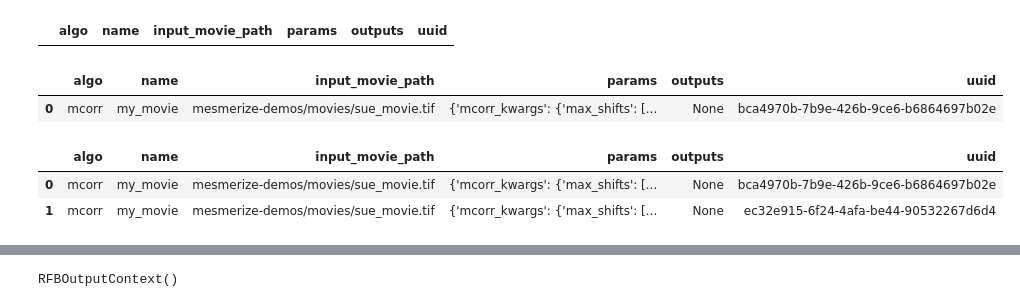
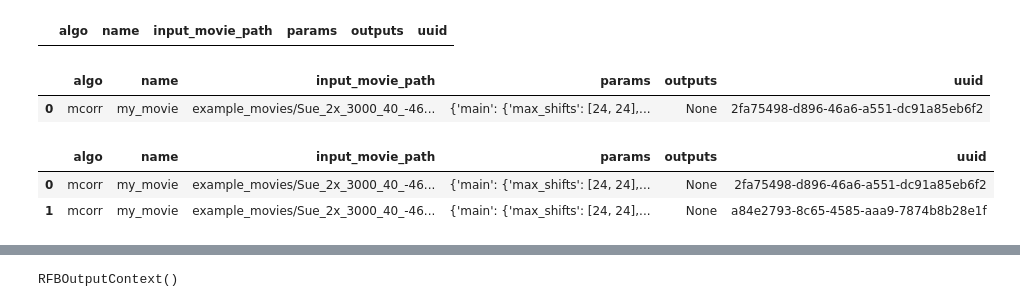
Before and after one commit to nel-lab/mesmerize-core, a Jupyter notebook: notebooks/mcorr_cnmf.ipynb, the cells around one changed output, grey strips where cells are left out. Drawn from its saved outputs; the diff is of its cells as text; code cells hidden in the pictures.

Commit message:
update demo notebook adn README

```diff
--- a/notebooks/mcorr_cnmf.ipynb
+++ b/notebooks/mcorr_cnmf.ipynb
@@ -9,8 +6,9 @@ from matplotlib import pyplot as plt
 # %%
 # set the parent directory as the top-level directory for your experiment data
-set_parent_data_path("/home/kushal/ccn-2020-workshop/")
+# this is mandatory
+set_parent_raw_data_path("/home/kushal/caiman_data/")
 
-batch_path = "/home/kushal/ccn-2020-workshop/mesmerize-demos/mesmerize-core-batch/batch-demo3.pickle"
+batch_path = "/home/kushal/caiman_data/mesmerize-core-batch/batch.pickle"
 
 # create a new batch
 df = create_batch(batch_path)
@@ -19,12 +17,12 @@ df
 |  | algo | name | input_movie_path | params | outputs | uuid |
 # %%
 # path to raw movie tiff file
-movie_path = "/home/kushal/ccn-2020-workshop/mesmerize-demos/movies/sue_movie.tif"
+movie_path = "/home/kushal/caiman_data/example_movies/Sue_2x_3000_40_-46.tif"
 
 # params, exactly the same as what you'd directly use with CaImAn
 mcorr_params1 =\
 {
-  'mcorr_kwargs': # this key is necessary for specifying that these are mcorr kwargs
+  'main': # this key is necessary for specifying that these are the "main" params for the algorithm
     {
         'max_shifts': [24, 24],
         'strides': [48, 48],
@@ -46,34 +44,34 @@ df.caiman.add_item(
 df
 # %% [output]
 |  | algo | name | input_movie_path | params | outputs | uuid |
-| 0 | mcorr | my_movie | mesmerize-demos/movies/sue_movie.tif | {'mcorr_kwargs': {'max_shifts': [... | None | bca4970b-7b9e-426b-9ce6-b6864697b02e |
+| 0 | mcorr | my_movie | example_movies/Sue_2x_3000_40_-46... | {'main': {'max_shifts': [24, 24],... | None | 2fa75498-d896-46a6-a551-dc91a85eb6f2 |
 # %%
 # We create another set of params, useful for gridsearches for example
 mcorr_params2 =\
 {
-  'mcorr_kwargs': # this key is necessary for specifying that these are mcorr kwargs
+  'main':
     {
         'max_shifts': [24, 24],
         'strides': [24, 24],
         'overlaps': [12, 12],
         'max_deviation_rigid': 3,
         'border_nan': 'copy',
         'pw_rigid': True,
         'gSig_filt': None
     },
 }
 
 # add other param variant to the batch
 df.caiman.add_item(
   algo='mcorr',
   name='my_movie',
   input_movie_path=movie_path,
   params=mcorr_params2
 )
 df
 # %% [output]
 |  | algo | name | input_movie_path | params | outputs | uuid |
-| 0 | mcorr | my_movie | mesmerize-demos/movies/sue_movie.tif | {'mcorr_kwargs': {'max_shifts': [... | None | bca4970b-7b9e-426b-9ce6-b6864697b02e |
-| 1 | mcorr | my_movie | mesmerize-demos/movies/sue_movie.tif | {'mcorr_kwargs': {'max_shifts': [... | None | ec32e915-6f24-4afa-be44-90532267d6d4 |
+| 0 | mcorr | my_movie | example_movies/Sue_2x_3000_40_-46... | {'main': {'max_shifts': [24, 24],... | None | 2fa75498-d896-46a6-a551-dc91a85eb6f2 |
+| 1 | mcorr | my_movie | example_movies/Sue_2x_3000_40_-46... | {'main': {'max_shifts': [24, 24],... | None | a84e2793-8c65-4585-aaa9-7874b8b28e1f |
 # %%
 # run the first "batch item"
```
Also changed, not shown: parts of 14 cells of this notebook, 1 other file.
